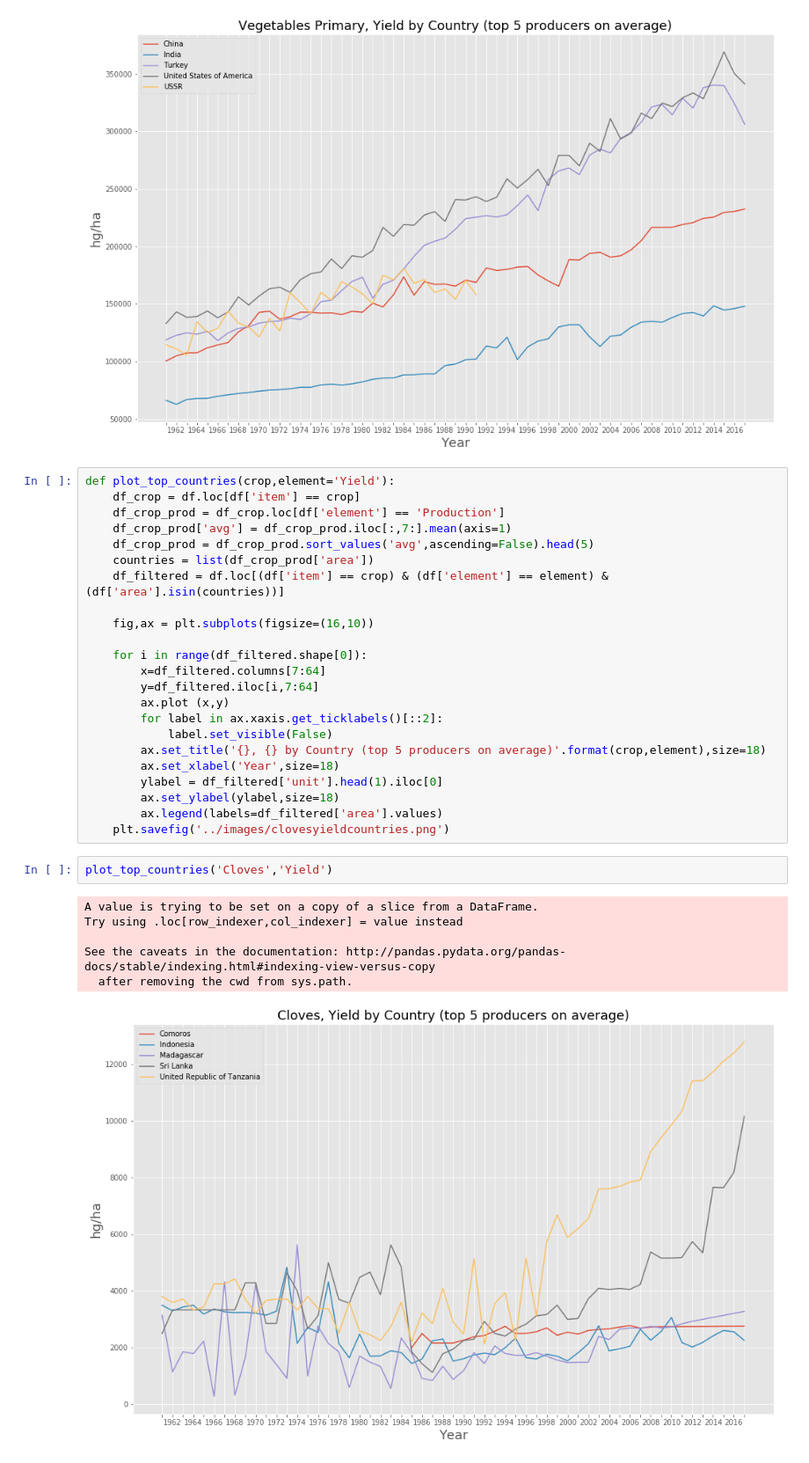
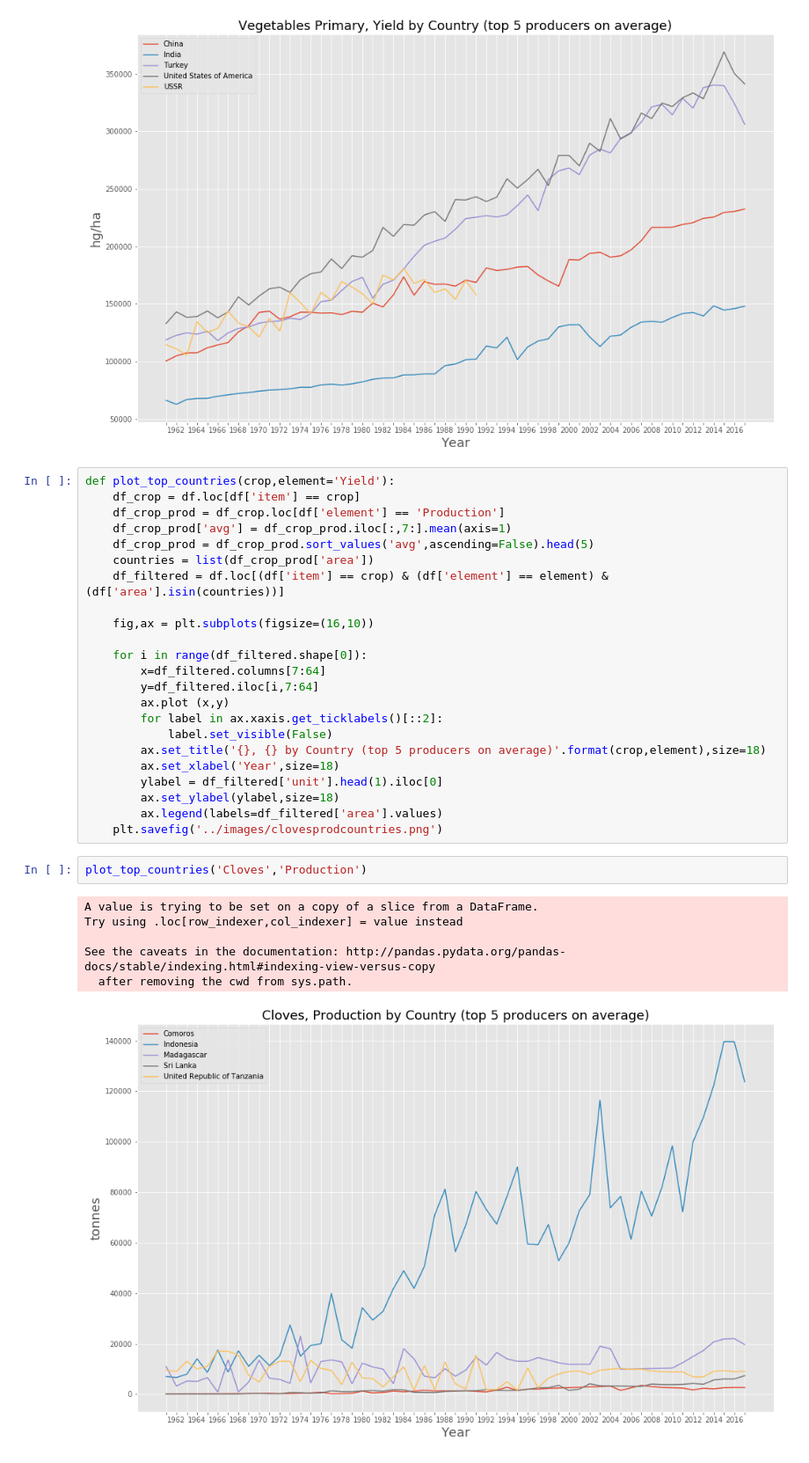
Before and after one commit to alyserecord/agricultural_yield, a Jupyter notebook: src/consistent_rate_change.ipynb, the cells around one changed output. Shown at 88% size. Cells and saved outputs as stored; diff of their text form.

Commit message:
updating images

```diff
--- a/src/consistent_rate_change.ipynb
+++ b/src/consistent_rate_change.ipynb
@@ -142,13 +142,13 @@ def plot_top_countries(crop,element='Yield'):
         ylabel = df_filtered['unit'].head(1).iloc[0]
         ax.set_ylabel(ylabel,size=18)
         ax.legend(labels=df_filtered['area'].values)
-    plt.savefig('../images/clovesyieldcountries.png')
+    plt.savefig('../images/clovesprodcountries.png')
 # %%
-plot_top_countries('Cloves','Yield')
+plot_top_countries('Cloves','Production')
 # %% [output]
 A value is trying to be set on a copy of a slice from a DataFrame.
 Try using .loc[row_indexer,col_indexer] = value instead
 
 See the caveats in the documentation: http://pandas.pydata.org/pandas-docs/stable/indexing.html#indexing-view-versus-copy
   after removing the cwd from sys.path.
-[figure, old version]
+[figure, new version]
```
